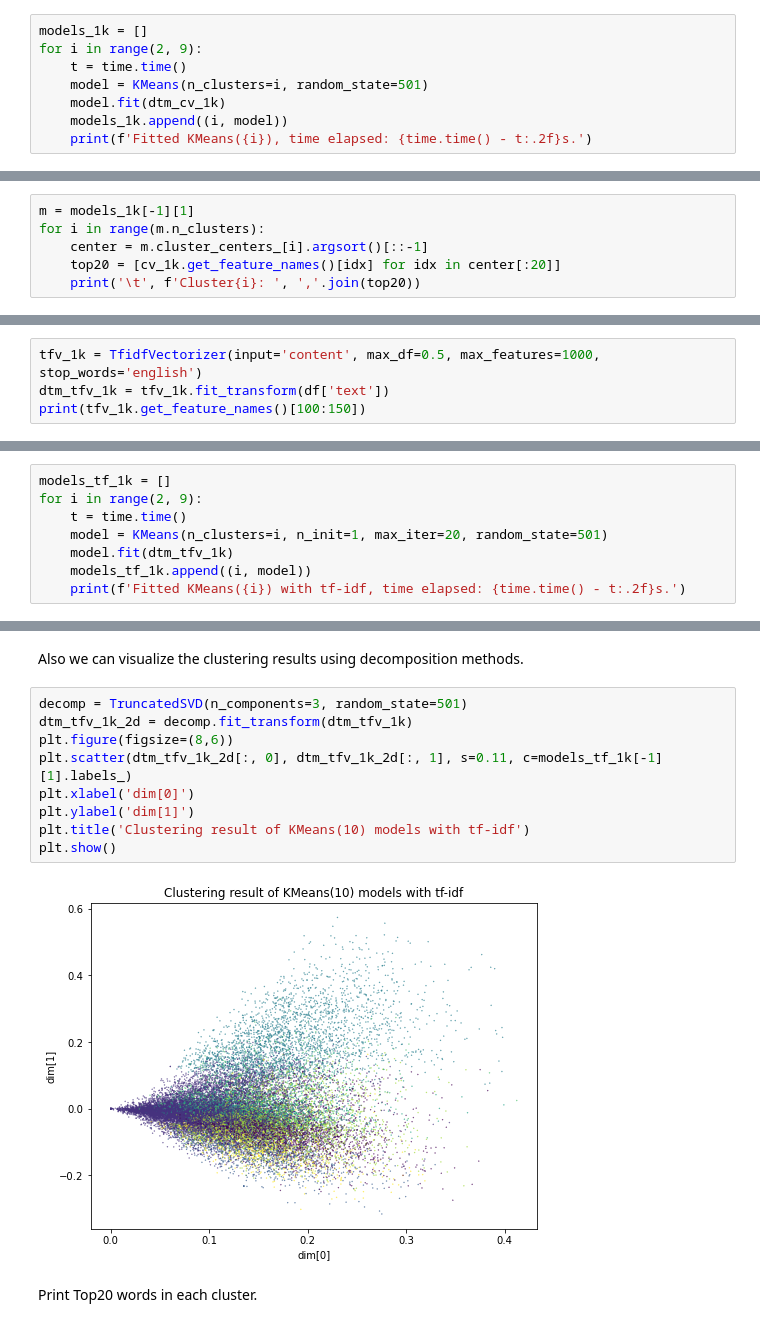
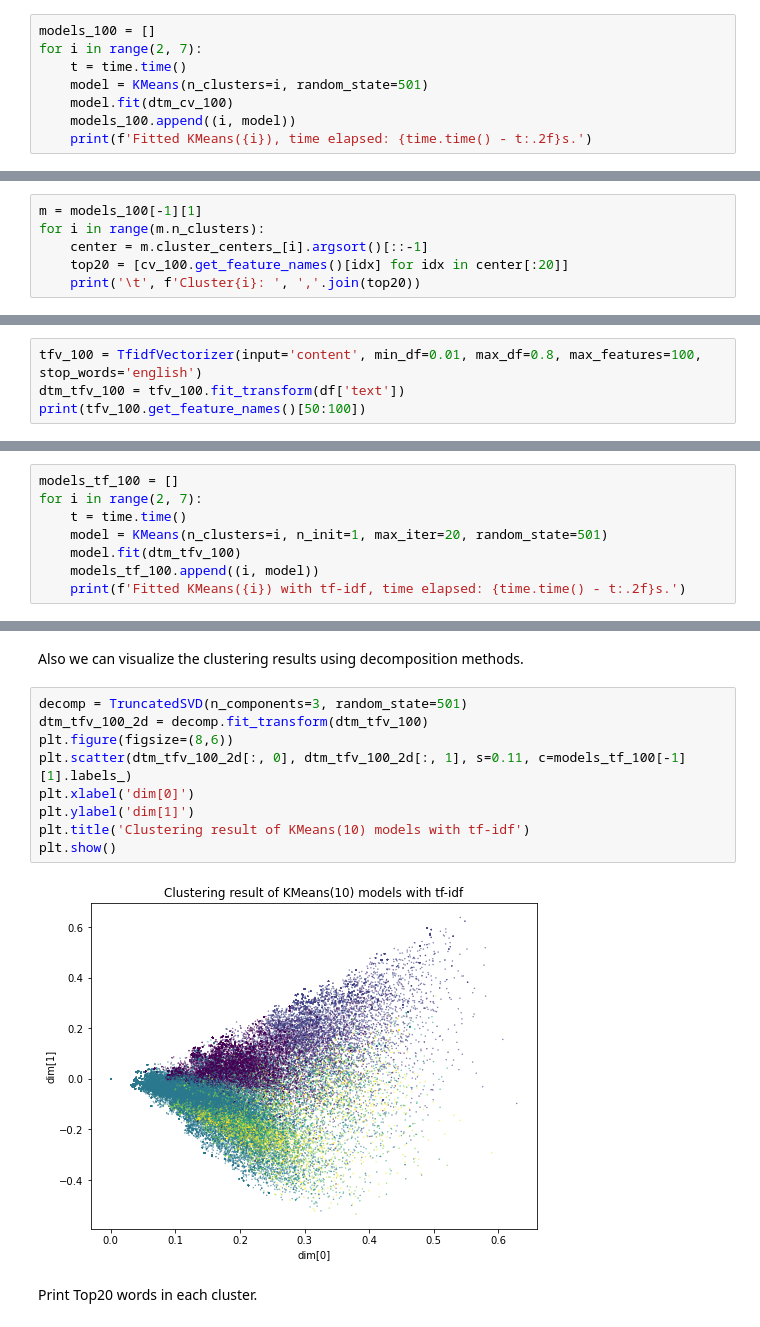
Before and after one commit to jingshenSN2/pc-hardware-ml-2021, a Jupyter notebook: cluster/youtube.ipynb, the cells around one changed output, grey strips where cells are left out. Drawn from its saved outputs; the diff is of its cells as text.

```diff
--- a/cluster/youtube.ipynb
+++ b/cluster/youtube.ipynb
@@ -81,9 +106,9 @@ We train KMeans model with n_cluster=2:8 using dtm_cv_1k again.
 # %%
-models_1k = []
-for i in range(2, 9):
+models_100 = []
+for i in range(2, 7):
     t = time.time()
     model = KMeans(n_clusters=i, random_state=501)
-    model.fit(dtm_cv_1k)
-    models_1k.append((i, model))
+    model.fit(dtm_cv_100)
+    models_100.append((i, model))
     print(f'Fitted KMeans({i}), time elapsed: {time.time() - t:.2f}s.')
 # %% [output]
@@ -109,9 +132,9 @@ plt.show()
 # %% [markdown]
 Print Top20 words in each cluster.
 # %%
-m = models_1k[-1][1]
+m = models_100[-1][1]
 for i in range(m.n_clusters):
     center = m.cluster_centers_[i].argsort()[::-1]
-    top20 = [cv_1k.get_feature_names()[idx] for idx in center[:20]]
+    top20 = [cv_100.get_feature_names()[idx] for idx in center[:20]]
     print('\t', f'Cluster{i}: ', ','.join(top20))
 # %% [output]
@@ -141,7 +162,7 @@ plt.show()
 # %% [markdown]
 The clustering results look good. We try the TfidfVectorizer instead of CountVectorizer.
 # %%
-tfv_1k = TfidfVectorizer(input='content', max_df=0.5, max_features=1000, stop_words='english')
-dtm_tfv_1k = tfv_1k.fit_transform(df['text'])
-print(tfv_1k.get_feature_names()[100:150])
+tfv_100 = TfidfVectorizer(input='content', min_df=0.01, max_df=0.8, max_features=100, stop_words='english')
+dtm_tfv_100 = tfv_100.fit_transform(df['text'])
+print(tfv_100.get_feature_names()[50:100])
 # %% [output]
@@ -151,9 +172,9 @@ We train KMeans model with n_cluster=2:8 using dtm_cv_1k again.
 # %%
-models_tf_1k = []
-for i in range(2, 9):
+models_tf_100 = []
+for i in range(2, 7):
     t = time.time()
     model = KMeans(n_clusters=i, n_init=1, max_iter=20, random_state=501)
-    model.fit(dtm_tfv_1k)
-    models_tf_1k.append((i, model))
+    model.fit(dtm_tfv_100)
+    models_tf_100.append((i, model))
     print(f'Fitted KMeans({i}) with tf-idf, time elapsed: {time.time() - t:.2f}s.')
 # %% [output]
@@ -180,15 +199,15 @@ plt.show()
 Also we can visualize the clustering results using decomposition methods.
 # %%
 decomp = TruncatedSVD(n_components=3, random_state=501)
-dtm_tfv_1k_2d = decomp.fit_transform(dtm_tfv_1k)
+dtm_tfv_100_2d = decomp.fit_transform(dtm_tfv_100)
 plt.figure(figsize=(8,6))
-plt.scatter(dtm_tfv_1k_2d[:, 0], dtm_tfv_1k_2d[:, 1], s=0.11, c=models_tf_1k[-1][1].labels_)
+plt.scatter(dtm_tfv_100_2d[:, 0], dtm_tfv_100_2d[:, 1], s=0.11, c=models_tf_100[-1][1].labels_)
 plt.xlabel('dim[0]')
 plt.ylabel('dim[1]')
 plt.title('Clustering result of KMeans(10) models with tf-idf')
 plt.show()
 # %% [output]
-[figure, old version]
+[figure, new version]
 # %% [markdown]
 Print Top20 words in each cluster.
 # %%
```
Also changed, not shown: parts of 28 cells of this notebook.
